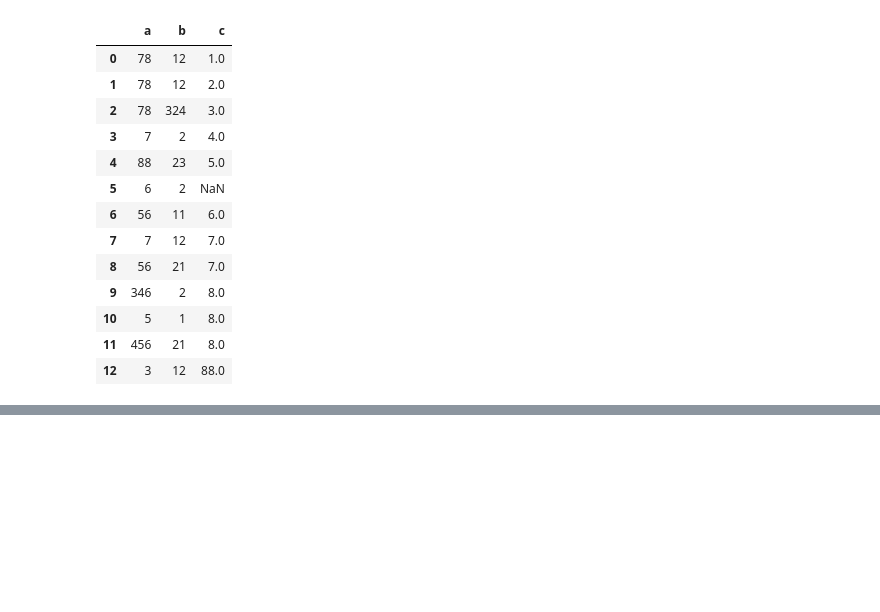
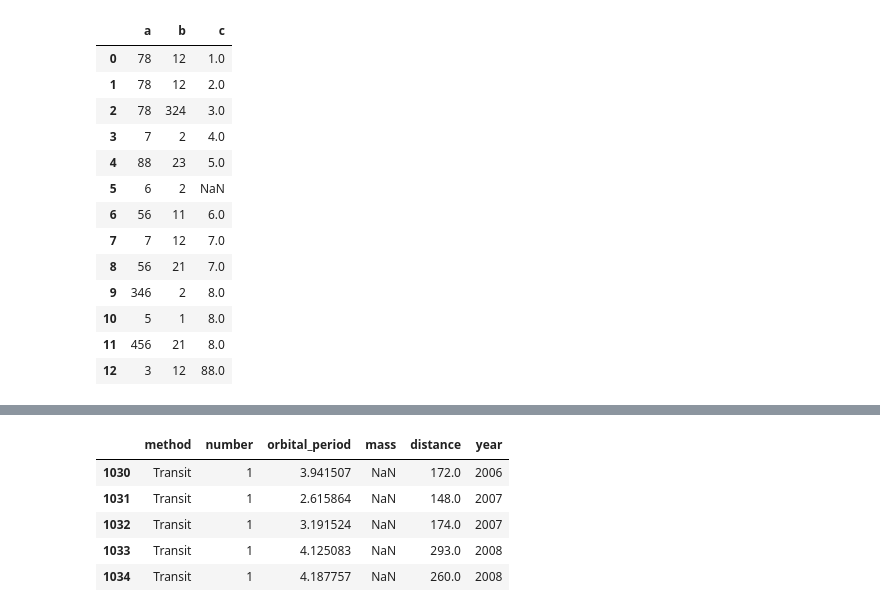
Before and after one commit to SparrowHere/Python-Self-Study-Notebook, a Jupyter notebook: Python Programming Basics.ipynb, the cells around one changed output, grey strips where cells are left out. Drawn from its saved outputs; the diff is of its cells as text; code cells hidden in the pictures; blank space fills up the shorter version.

```diff
--- a/Python Programming Basics.ipynb
+++ b/Python Programming Basics.ipynb
@@ -4878,0 +4895,7 @@ display(xlsx)
+# %%
+import seaborn as sns
+
+planets = sns.load_dataset("planets")
+planets.head()
+
+# What is behind of this data? What is it's story?
@@ -4878,0 +4909,11 @@ display(xlsx)
+# %%
+# The first tep is to actually copy the dataset.
+df = planets.copy()
+df.head()
+# %% [output]
+|  | method | number | orbital_period | mass | distance | year |
+| 1030 | Transit | 1 | 3.941507 | NaN | 172.0 | 2006 |
+| 1031 | Transit | 1 | 2.615864 | NaN | 148.0 | 2007 |
+| 1032 | Transit | 1 | 3.191524 | NaN | 174.0 | 2007 |
+| 1033 | Transit | 1 | 4.125083 | NaN | 293.0 | 2008 |
+| 1034 | Transit | 1 | 4.187757 | NaN | 260.0 | 2008 |
```
Also changed, not shown: parts of 13 cells of this notebook.
